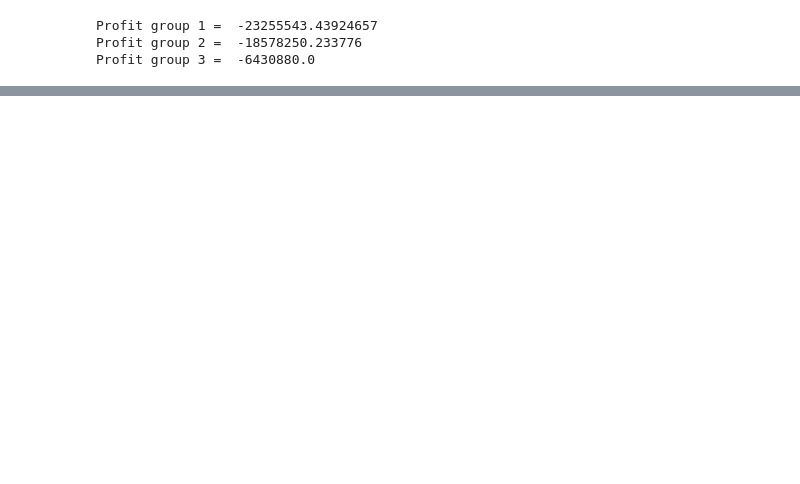
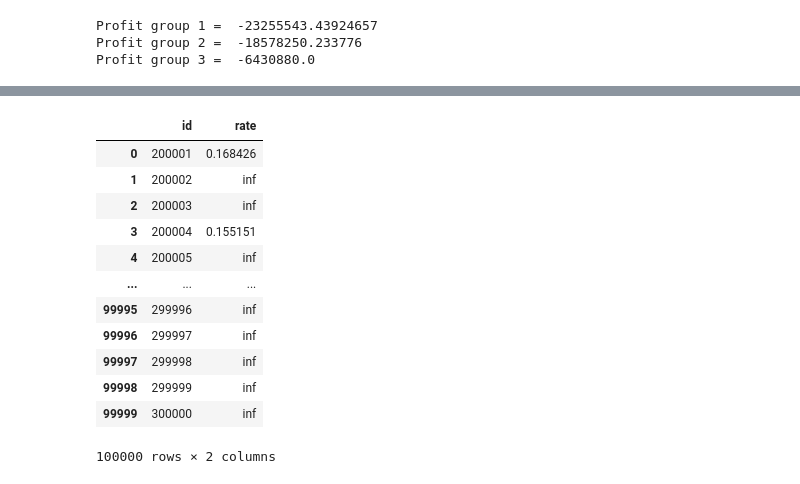
Before and after one commit to r-jaylet/advanced_fin, a Jupyter notebook: Fin.ipynb, the cells around one changed output, grey strips where cells are left out. Saved outputs shown, nothing was run; the diff lists cells and outputs as text; code cells hidden in the pictures; blank space fills up the shorter version.

```diff
--- a/Fin.ipynb
+++ b/Fin.ipynb
@@ -533,0 +533,18 @@ data2.to_csv('pred_Stage2_Lender3.csv', index=False)
+# %%
+pd_excel = pd_excel[['id', 'Rate when lent']]
+pd_excel = pd_excel.rename(columns = {'Rate when lent':'rate'})
+pd_excel
+# %% [output]
+|  | id | rate |
+| 0 | 200001 | 0.168426 |
+| 1 | 200002 | inf |
+| 2 | 200003 | inf |
+| 3 | 200004 | 0.155151 |
+| 4 | 200005 | inf |
+| ... | ... | ... |
+| 99995 | 299996 | inf |
+| 99996 | 299997 | inf |
+| 99997 | 299998 | inf |
+| 99998 | 299999 | inf |
+| 99999 | 300000 | inf |
+100000 rows × 2 columns
```
Also changed, not shown: parts of 51 cells of this notebook, 2 other files.
